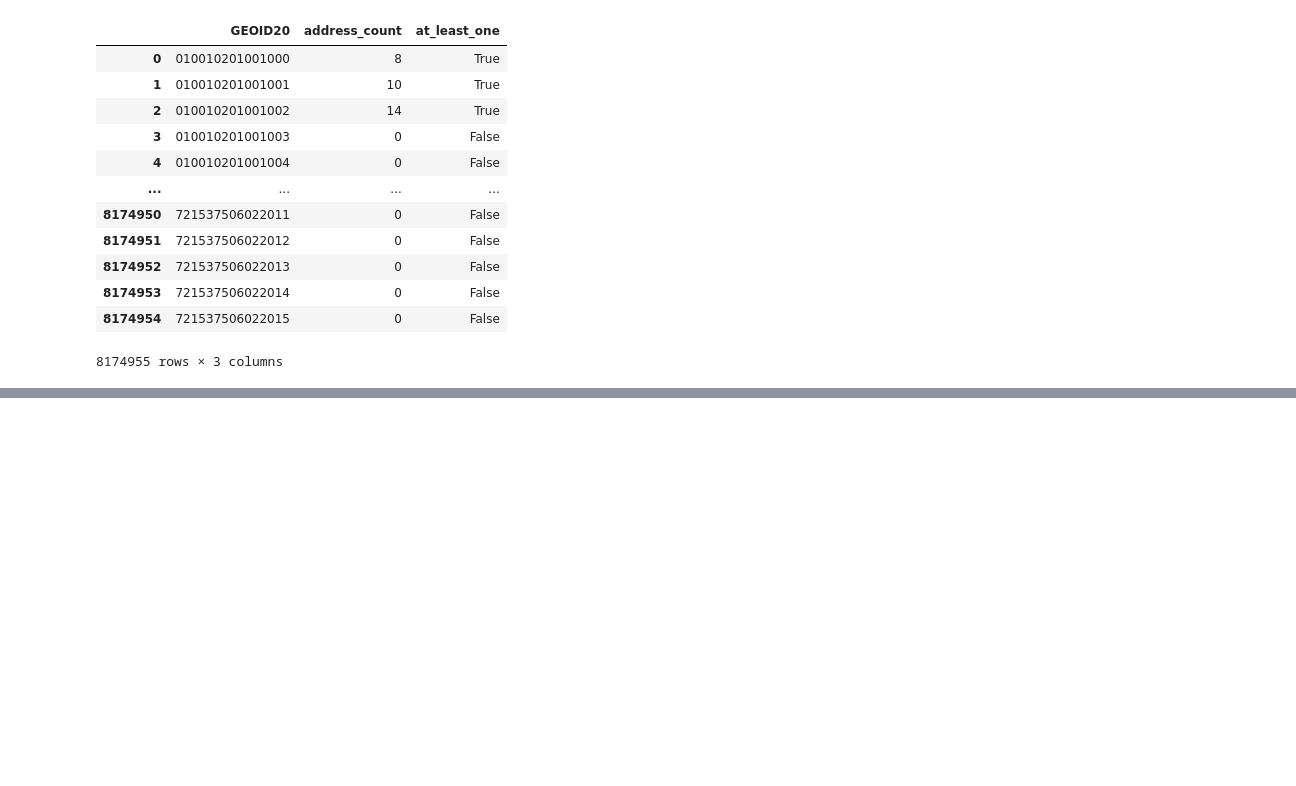
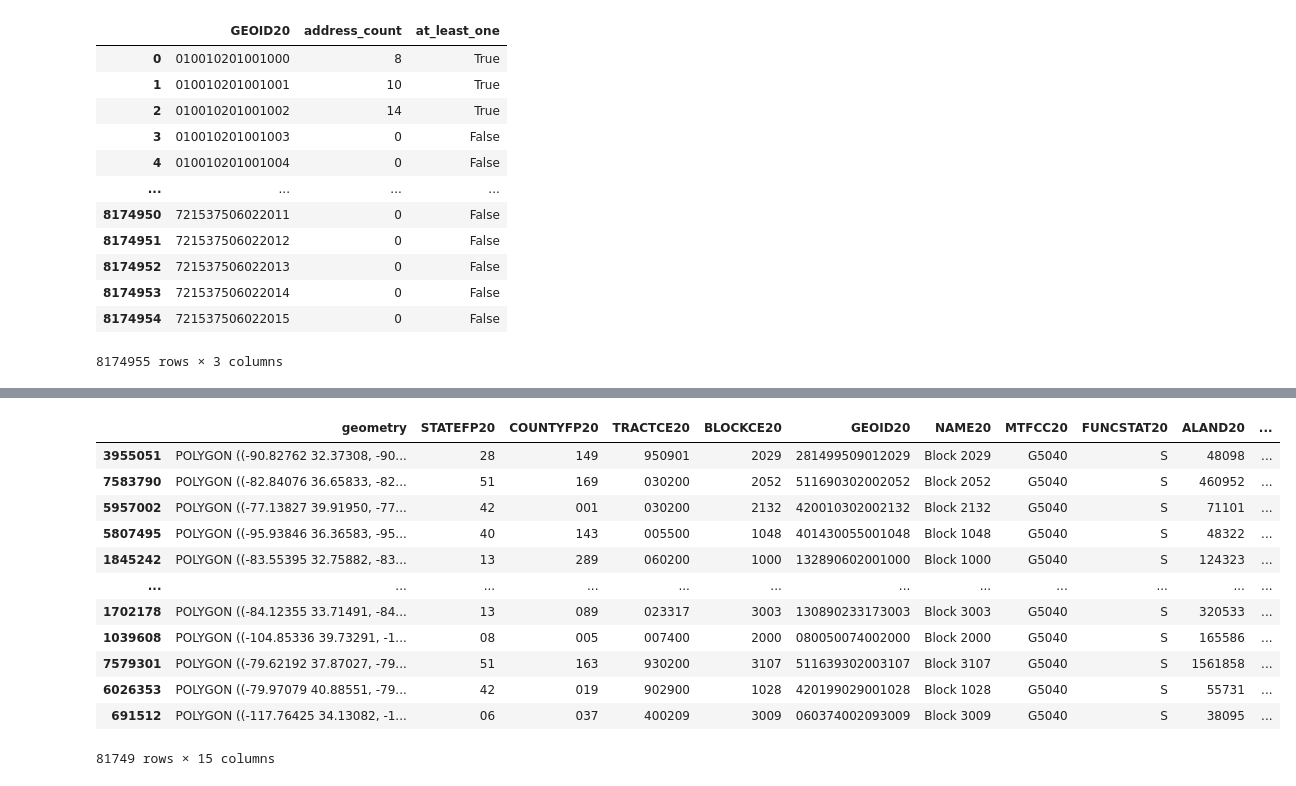
Before and after one commit to uva-bi-sdad/national_address_database, a Jupyter notebook: code/2023-06-22 visualize US.ipynb, the cells around one changed output, grey strips where cells are left out. Saved outputs shown, nothing was run; the diff lists cells and outputs as text; code cells hidden in the pictures; blank space fills up the shorter version.

```diff
--- a/code/2023-06-22 visualize US.ipynb
+++ b/code/2023-06-22 visualize US.ipynb
@@ -127,5 +126,19 @@ cdf
 # %%
 # cdf.to_file('../data/us_blocks_address.geojson')
 # %%
-tdf = cdf.sample(int(len(cdf)/100))
-tdf
+# tdf = cdf.sample(int(len(cdf)/100))
+# tdf
+# %% [output]
+|  | geometry | STATEFP20 | COUNTYFP20 | TRACTCE20 | BLOCKCE20 | GEOID20 | NAME20 | MTFCC20 | FUNCSTAT20 | ALAND20 | ... |
+| 3955051 | POLYGON ((-90.82762 32.37308, -90... | 28 | 149 | 950901 | 2029 | 281499509012029 | Block 2029 | G5040 | S | 48098 | ... |
+| 7583790 | POLYGON ((-82.84076 36.65833, -82... | 51 | 169 | 030200 | 2052 | 511690302002052 | Block 2052 | G5040 | S | 460952 | ... |
+| 5957002 | POLYGON ((-77.13827 39.91950, -77... | 42 | 001 | 030200 | 2132 | 420010302002132 | Block 2132 | G5040 | S | 71101 | ... |
+| 5807495 | POLYGON ((-95.93846 36.36583, -95... | 40 | 143 | 005500 | 1048 | 401430055001048 | Block 1048 | G5040 | S | 48322 | ... |
+| 1845242 | POLYGON ((-83.55395 32.75882, -83... | 13 | 289 | 060200 | 1000 | 132890602001000 | Block 1000 | G5040 | S | 124323 | ... |
+| ... | ... | ... | ... | ... | ... | ... | ... | ... | ... | ... | ... |
+| 1702178 | POLYGON ((-84.12355 33.71491, -84... | 13 | 089 | 023317 | 3003 | 130890233173003 | Block 3003 | G5040 | S | 320533 | ... |
+| 1039608 | POLYGON ((-104.85336 39.73291, -1... | 08 | 005 | 007400 | 2000 | 080050074002000 | Block 2000 | G5040 | S | 165586 | ... |
+| 7579301 | POLYGON ((-79.62192 37.87027, -79... | 51 | 163 | 930200 | 3107 | 511639302003107 | Block 3107 | G5040 | S | 1561858 | ... |
+| 6026353 | POLYGON ((-79.97079 40.88551, -79... | 42 | 019 | 902900 | 1028 | 420199029001028 | Block 1028 | G5040 | S | 55731 | ... |
+| 691512 | POLYGON ((-117.76425 34.13082, -1... | 06 | 037 | 400209 | 3009 | 060374002093009 | Block 3009 | G5040 | S | 38095 | ... |
+81749 rows × 15 columns
```
Also changed, not shown: parts of 9 cells of this notebook, 2 other files.
